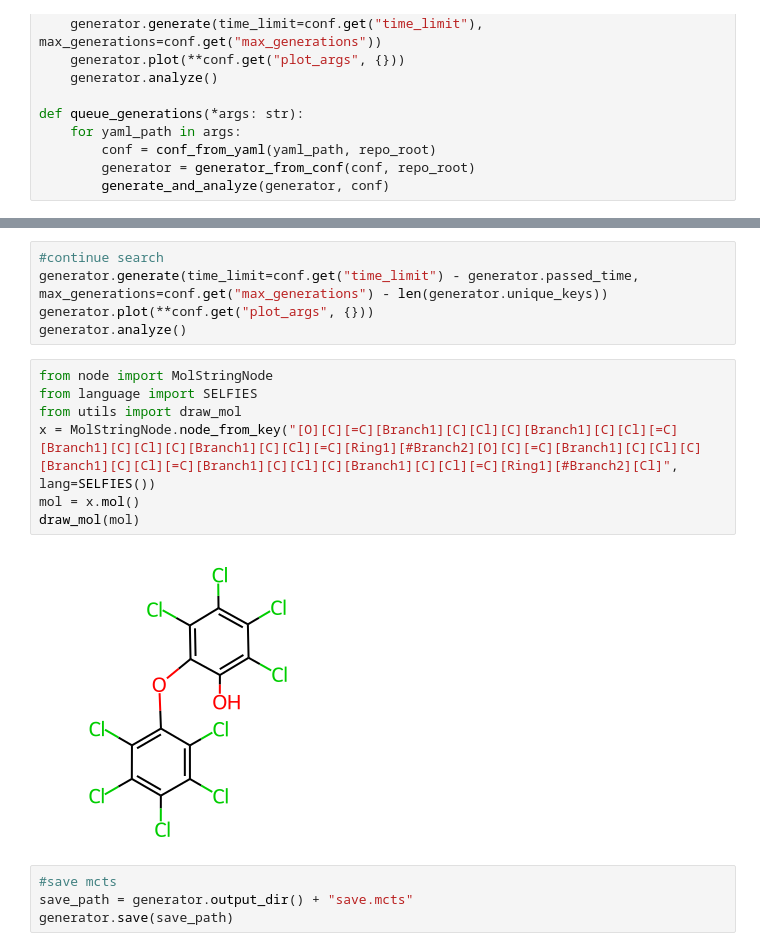
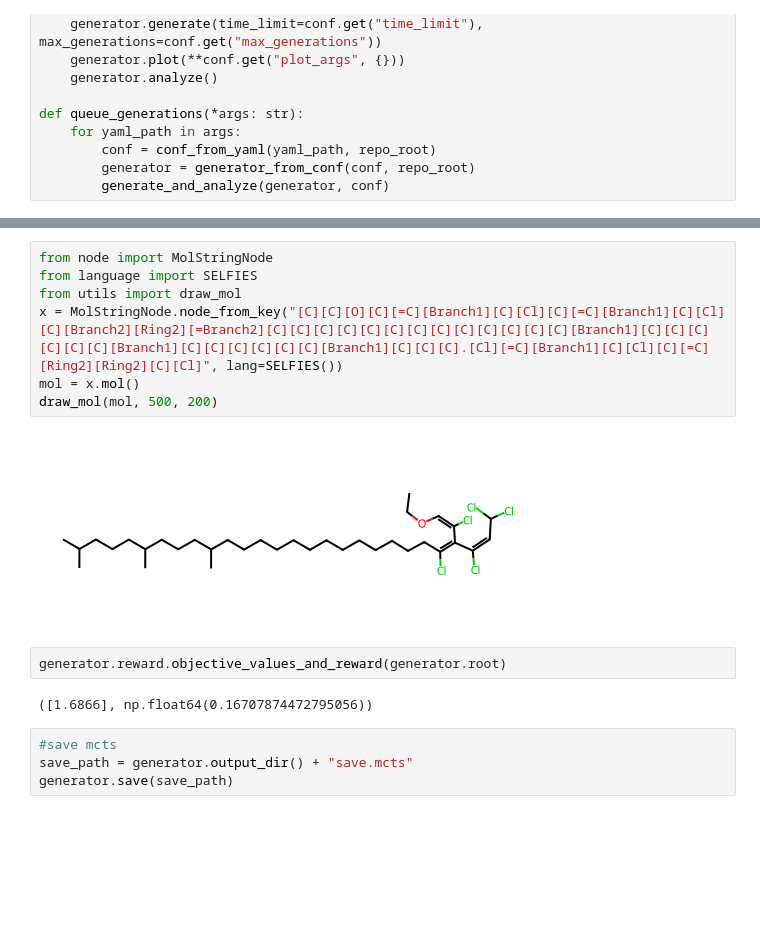
Before and after one commit to molecule-generator-collection/ChemTSv3, a Jupyter notebook: sandbox/generation.ipynb, the cells around one changed output, grey strips where cells are left out. Drawn from its saved outputs; the diff is of its cells as text; blank space fills up the shorter version.

```diff
--- a/sandbox/generation.ipynb
+++ b/sandbox/generation.ipynb
@@ -67,17 +70,16 @@ average_reward: 0.3331744323472769
-# %%
-#continue search
-generator.generate(time_limit=conf.get("time_limit") - generator.passed_time, max_generations=conf.get("max_generations") - len(generator.unique_keys))
-generator.plot(**conf.get("plot_args", {}))
-generator.analyze()
 # %%
 from node import MolStringNode
 from language import SELFIES
 from utils import draw_mol
-x = MolStringNode.node_from_key("[O][C][=C][Branch1][C][Cl][C][Branch1][C][Cl][=C][Branch1][C][Cl][C][Branch1][C][Cl][=C][Ring1][#Branch2][O][C][=C][Branch1][C][Cl][C][Branch1][C][Cl][=C][Branch1][C][Cl][C][Branch1][C][Cl][=C][Ring1][#Branch2][Cl]", lang=SELFIES())
+x = MolStringNode.node_from_key("[C][C][O][C][=C][Branch1][C][Cl][C][=C][Branch1][C][Cl][C][Branch2][Ring2][=Branch2][C][C][C][C][C][C][C][C][C][C][C][C][C][Branch1][C][C][C][C][C][C][Branch1][C][C][C][C][C][C][Branch1][C][C][C].[Cl][=C][Branch1][C][Cl][C][=C][Ring2][Ring2][C][Cl]", lang=SELFIES())
 mol = x.mol()
-draw_mol(mol)
+draw_mol(mol, 500, 200)
 # %% [output]
-[figure, old version]
+[figure, new version]
+# %%
+generator.reward.objective_values_and_reward(generator.root)
+# %% [output]
+([1.6866], np.float64(0.16707874472795056))
 # %%
 #save mcts
 save_path = generator.output_dir() + "save.mcts"
```
Also changed, not shown: parts of 1 cell of this notebook, 2 other files.
